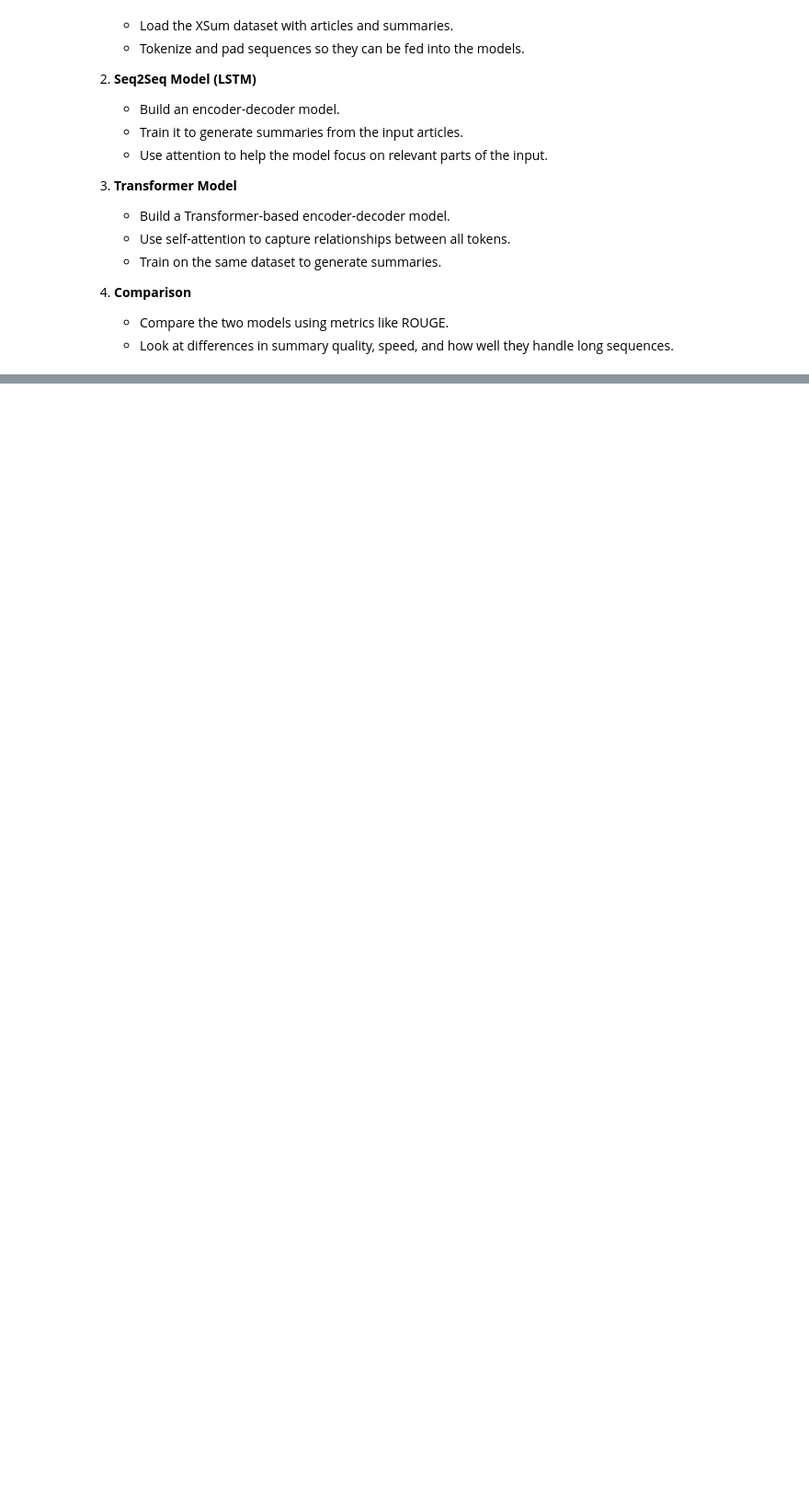
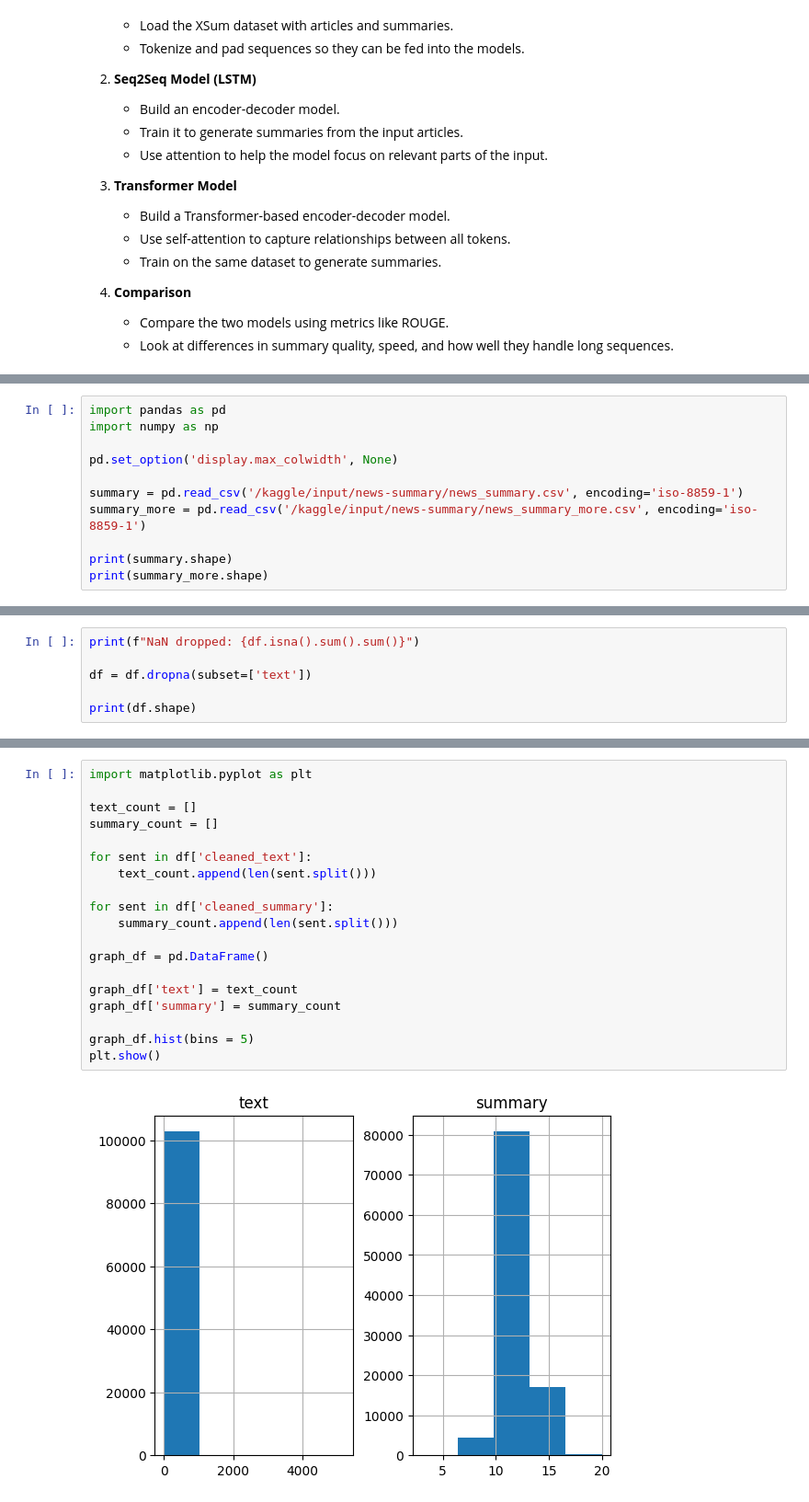
Before and after one commit to tommasofacchin/text-summarization-seq2seq-transformers, a Jupyter notebook: text-summarization-seq2seq-vs-transformers.ipynb, the cells around one changed output, grey strips where cells are left out. Shown: that part at 92% size. Cells and saved outputs as stored; diff of their text form; blank space fills up the shorter version.

Commit message:
Kaggle Notebook | Text summarization - seq2seq vs transformers | Version 16

```diff
--- a/text-summarization-seq2seq-vs-transformers.ipynb
+++ b/text-summarization-seq2seq-vs-transformers.ipynb
@@ -292,0 +132,11 @@ Model: "functional"
+# %%
+import pandas as pd
+import numpy as np
+
+pd.set_option('display.max_colwidth', None)
+
+summary = pd.read_csv('/kaggle/input/news-summary/news_summary.csv', encoding='iso-8859-1')
+summary_more = pd.read_csv('/kaggle/input/news-summary/news_summary_more.csv', encoding='iso-8859-1')
+
+print(summary.shape)
+print(summary_more.shape)
@@ -292,0 +210,6 @@ Model: "functional"
+# %%
+print(f"NaN dropped: {df.isna().sum().sum()}")
+
+df = df.dropna(subset=['text'])
+
+print(df.shape)
@@ -292,0 +225,21 @@ Model: "functional"
+# %%
+import matplotlib.pyplot as plt
+
+text_count = []
+summary_count = []
+
+for sent in df['cleaned_text']:
+    text_count.append(len(sent.split()))
+
+for sent in df['cleaned_summary']:
+    summary_count.append(len(sent.split()))
+
+graph_df = pd.DataFrame()
+
+graph_df['text'] = text_count
+graph_df['summary'] = summary_count
+
+graph_df.hist(bins = 5)
+plt.show()
+# %% [output]
+[figure, added]
```
Also changed, not shown: parts of 24 cells of this notebook.
